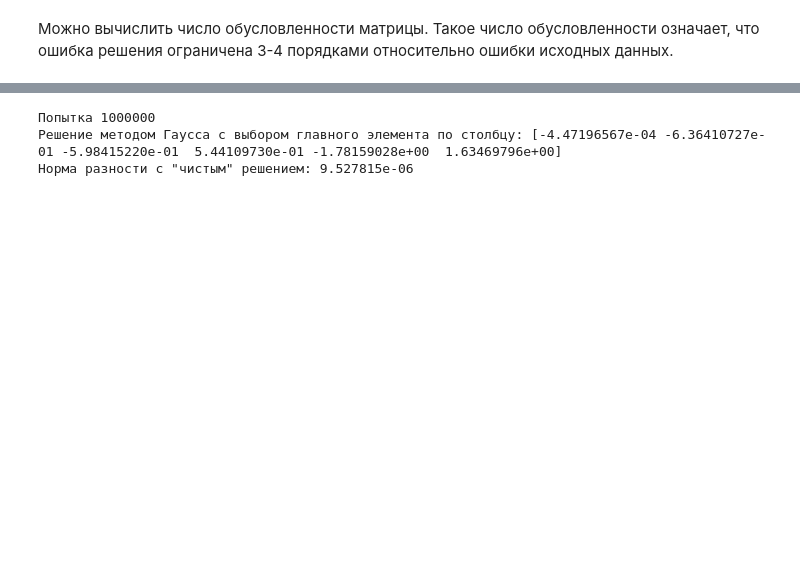
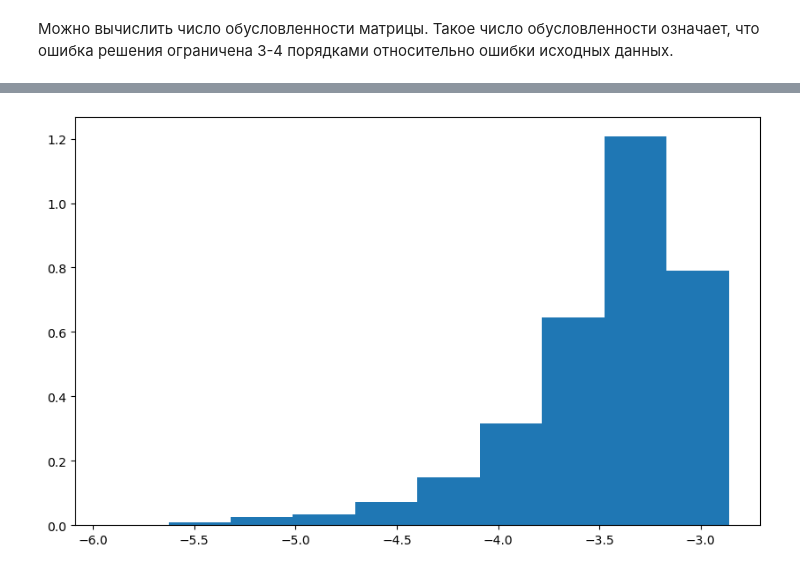
Before and after one commit to radiantbread/numerical-methods, a Jupyter notebook: Lab1.ipynb, the cells around one changed output, grey strips where cells are left out. Cells and saved outputs as stored; diff of their text form; code cells hidden in the pictures; blank space fills up the shorter version.

```diff
--- a/Lab1.ipynb
+++ b/Lab1.ipynb
@@ -25,13 +25,13 @@ lower_bound, upper_bound = -100, 100 # диапазон значений слу
 # %% [markdown]
 ### 1.
 # %%
-# A = rng.uniform(lower_bound, upper_bound, (n, n))
-A = rng.normal(0, 100, (n, n))
+A = rng.uniform(lower_bound, upper_bound, (n, n))
+# A = rng.normal(0, 100, (n, n))
 print("Matrix A:")
 print(A)
 
-# b = rng.uniform(lower_bound, upper_bound, n)
-b = rng.normal(0, 100, n)
+b = rng.uniform(lower_bound, upper_bound, n)
+# b = rng.normal(0, 100, n)
 print("Vector b:")
 print(b)
 # %% [output]
@@ -265,7 +272,6 @@ Numpy's condition number (inf-norm): 64.82974656655067
 # %%
 A_ill = A.copy()
 A_ill[0, 0] = 10**-12
-A_ill[1, 0] = 10**6
 
 simple_solution_ill = gauss_solve(A_ill, b)
 colpivot_solution_ill = gauss_solve(A_ill, b, pivot="column")
@@ -291,14 +297,8 @@ print(cond_ill)
 # %%
 %%time
-from matplotlib import pyplot as plt
-from IPython.display import clear_output, display
-plt.ion()
-
-fig, ax = plt.subplots(figsize=(10, 6))
-display_handle = display(fig, display_id=True)
 
 deviations = []
-for i in range(10**6 + 1):
+for i in range(10**4 + 1):
     noise_data = rng.uniform(-1e-6, 1e-6, b.shape) * upper_bound
 
     b_noisy = b + noise_data
@@ -306,12 +306,4 @@ for i in range(10**6 + 1):
     colpivot_solution_noisy = gauss_solve(A_ill, b_noisy, pivot="column")
     diff = norm(colpivot_solution_noisy - colpivot_solution_ill)
     deviations.append(diff)
-
-    if i % 20000 == 0:
-        clear_output(wait=True)
-        ax.clear()
-        deviation_orders = [np.log10(d) for d in deviations]
-        ax.hist(deviation_orders, bins=np.arange(-6, -2.5, 0.005), density=True)
-        ax.set_title(f"Iteration {i}")
-        display_handle.update(fig)
 # %% [output]
@@ -321,8 +312,9 @@ Wall time: 1min 37s
 # %%
-print("Попытка", i)
-print("Решение методом Гаусса с выбором главного элемента по столбцу:", colpivot_solution_noisy)
-print(f"Норма разности с \"чистым\" решением: {diff:.6e}")
+from matplotlib import pyplot as plt
+fig, ax = plt.subplots(figsize=(10, 6))
+
+deviation_orders = [np.log10(d) for d in deviations]
+ax.hist(deviation_orders, density=True)
+plt.show()
 # %% [output]
-Попытка 1000000
-Решение методом Гаусса с выбором главного элемента по столбцу: [-4.47196567e-04 -6.36410727e-01 -5.98415220e-01  5.44109730e-01 -1.78159028e+00  1.63469796e+00]
-Норма разности с "чистым" решением: 9.527815e-06
+[figure, added]
```
Also changed, not shown: parts of 16 cells of this notebook.
